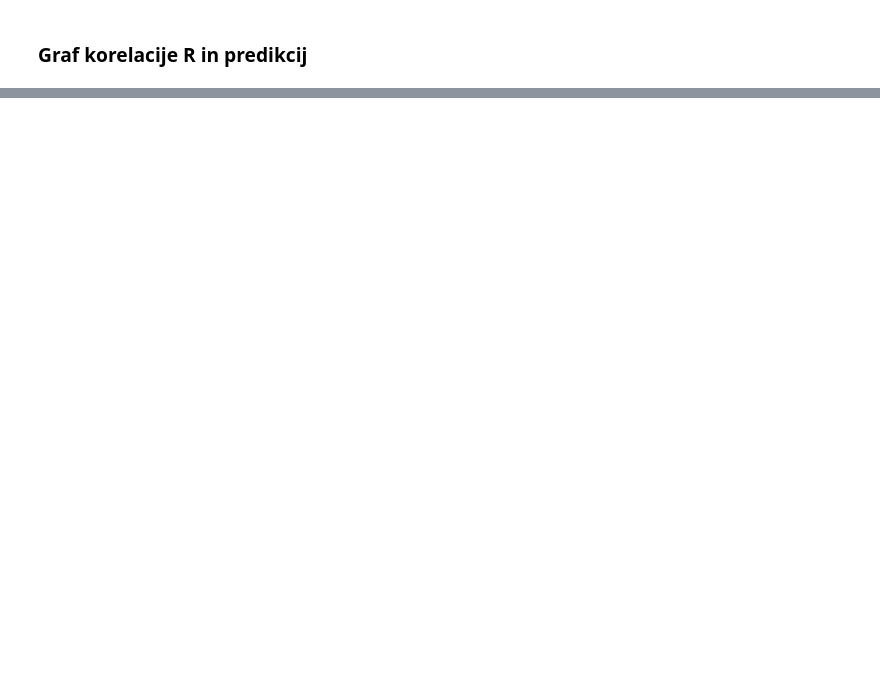
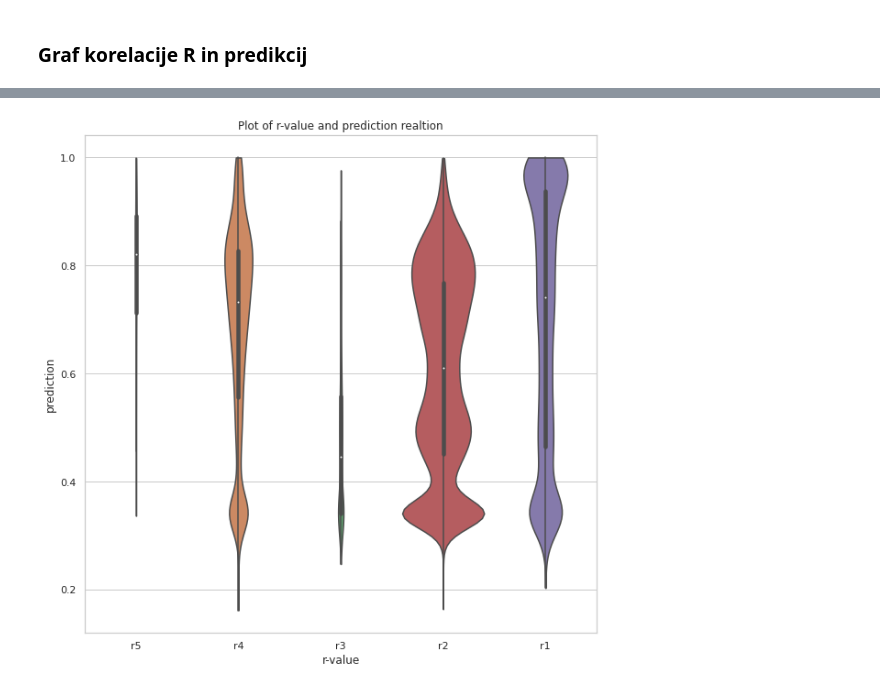
Before and after one commit to MartinMarzi/nib_ckn, a Jupyter notebook: notebooks/CKN-LinkPred_3_2-corrected.ipynb, the cells around one changed output, grey strips where cells are left out. Saved outputs shown, nothing was run; the diff lists cells and outputs as text; code cells hidden in the pictures; blank space fills up the shorter version.

Commit message:
added non-normalised violin plots

```diff
--- a/notebooks/CKN-LinkPred_3_2-corrected.ipynb
+++ b/notebooks/CKN-LinkPred_3_2-corrected.ipynb
@@ -536,0 +680,20 @@ plt.savefig("Results/CKN_violinPlot_3_2-corrected.png")
+# %%
+# plot with seaborn
+
+sns.set(rc={'figure.figsize':(10, 10)})
+sns.set_theme(style="whitegrid")
+sns.violinplot(x="R-value",
+                   y="pred_1",
+                   data=plot_data,
+                   order=["r5", "r4", "r3", "r2", "r1"],
+                   scale="count",
+#                    inner="quartile",
+#                    palette="Set2",
+                   cut=0)
+
+plt.xlabel("r-value")
+plt.ylabel("prediction")
+plt.title("Plot of r-value and prediction realtion")
+plt.savefig("Results/CKN_violinPlot_3_2-corrected.png")
+# %% [output]
+[figure, added]
```
Also changed, not shown: parts of 20 cells of this notebook, 21 other files.
